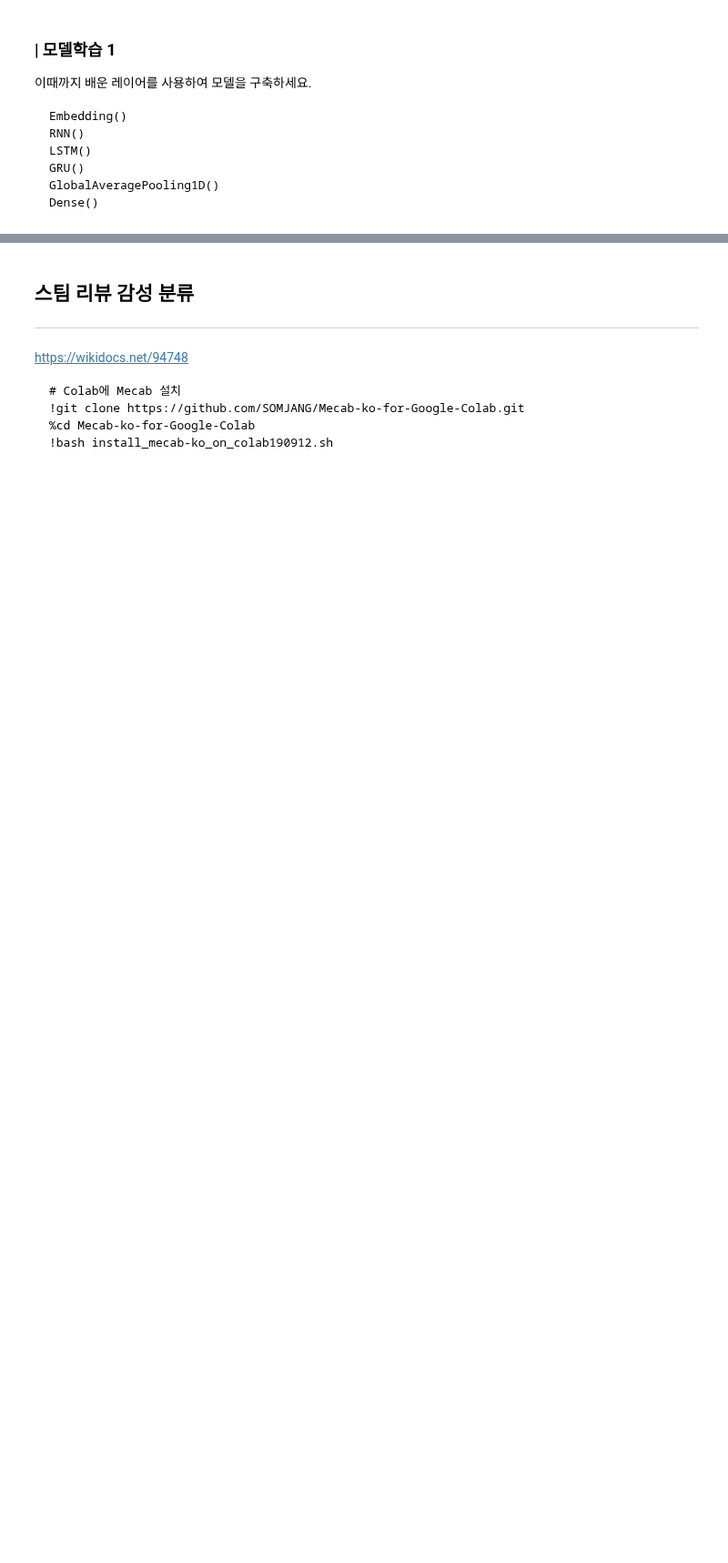
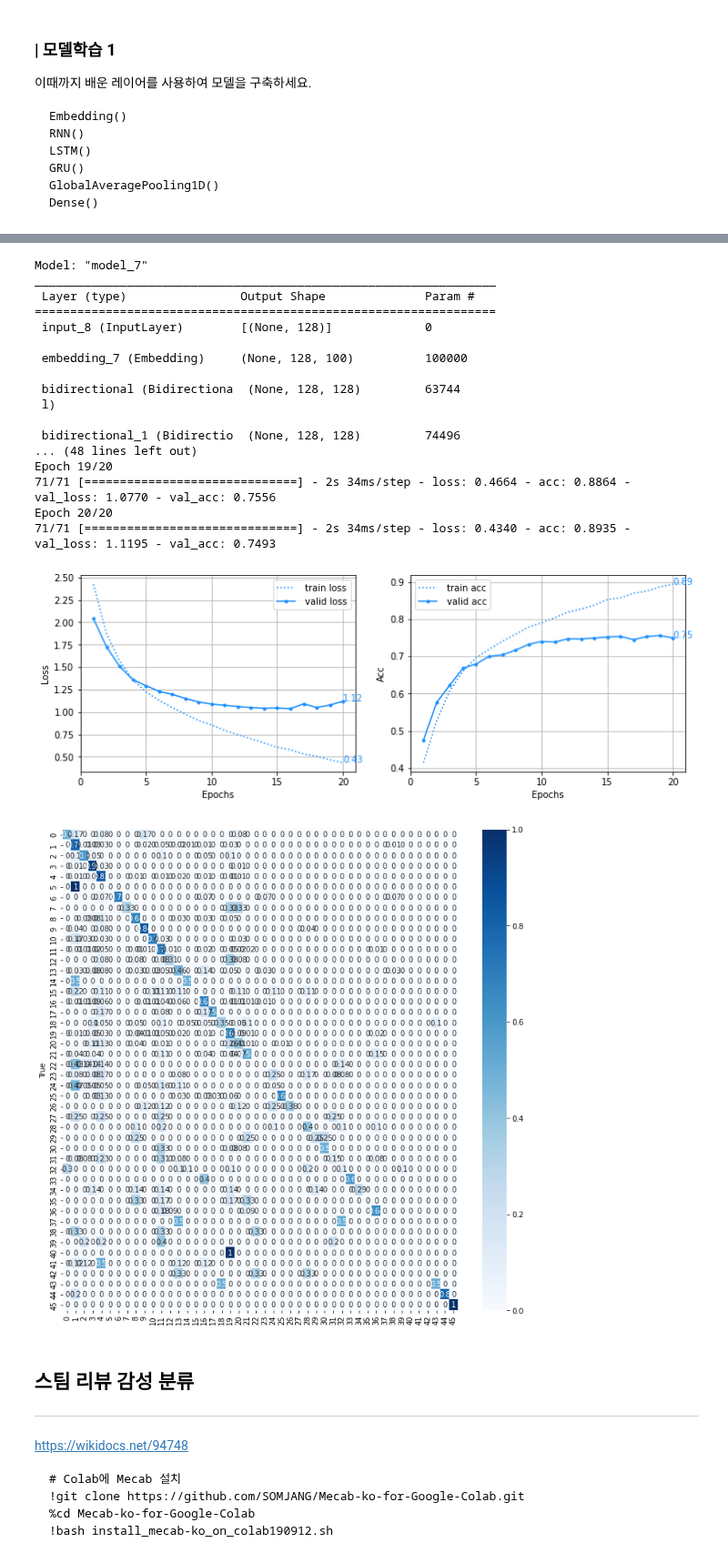
Before and after one commit to yebiny/SkillTreePython-DeepLearning, a Jupyter notebook: 03.NLP-with-tensorflow2.0/해설/ch03_04_순환신경망_Bidirectional_LSTM.ipynb, the cells around one changed output, grey strips where cells are left out. Shown at 91% size. Saved outputs shown, nothing was run; the diff lists cells and outputs as text; code cells hidden in the pictures; blank space fills up the shorter version.

```diff
--- a/03.NLP-with-tensorflow2.0/해설/ch03_04_순환신경망_Bidirectional_LSTM.ipynb
+++ b/03.NLP-with-tensorflow2.0/해설/ch03_04_순환신경망_Bidirectional_LSTM.ipynb
@@ -183,6 +214,50 @@ Epoch 20/20
 ### | 모델학습 2
 
 ![](https://www.researchgate.net/profile/Arvind-Mohan-3/publication/324769532/figure/fig2/AS:619510805561344@1524714294669/LSTM-and-BiLSTM-Architectures.png)
+# %%
+# 레이어를 조합해서 72%이상~
+
+EMB_DIMS=100
+x = layers.Input(shape=MAX_LEN)
+y = layers.Embedding(MAX_FEATURES, EMB_DIMS)(x)
+y = layers.Bidirectional( layers.GRU(64, return_sequences=True)  )(y)
+y = layers.Bidirectional( layers.GRU(64, return_sequences=True)  )(y)
+y = layers.GlobalAvgPool1D()(y)
+y = layers.Dense(46, activation='softmax')(y)
+model = models.Model(x,y)
+
+model.layers[1].set_weights([embedding_matrix])
+model.compile(loss='sparse_categorical_crossentropy',
+              optimizer='adam',
+              metrics=['acc'])
+model.summary()
+history = model.fit(x_train, y_train,
+                   batch_size=128,
+                   epochs=20,
+                   validation_data=(x_test, y_test))
+
+plot_lcurve([history], [''], ['dodgerblue'], x_itv=5)
+draw_cm(model, x_test, y_test) # 스크립트-혼돈행렬 플롯
+# %% [output]
+Model: "model_7"
+_________________________________________________________________
+ Layer (type)                Output Shape              Param #
+=================================================================
+ input_8 (InputLayer)        [(None, 128)]             0
+
+ embedding_7 (Embedding)     (None, 128, 100)          100000
+
+ bidirectional (Bidirectiona  (None, 128, 128)         63744
+ l)
+
+ bidirectional_1 (Bidirectio  (None, 128, 128)         74496
+... (48 lines left out)
+Epoch 19/20
+71/71 [==============================] - 2s 34ms/step - loss: 0.4664 - acc: 0.8864 - val_loss: 1.0770 - val_acc: 0.7556
+Epoch 20/20
+71/71 [==============================] - 2s 34ms/step - loss: 0.4340 - acc: 0.8935 - val_loss: 1.1195 - val_acc: 0.7493
+[figure, added]
+[figure, added]
 # %% [markdown]
 ## 스팀 리뷰 감성 분류
 ---
```
Also changed, not shown: parts of 4 cells of this notebook.
